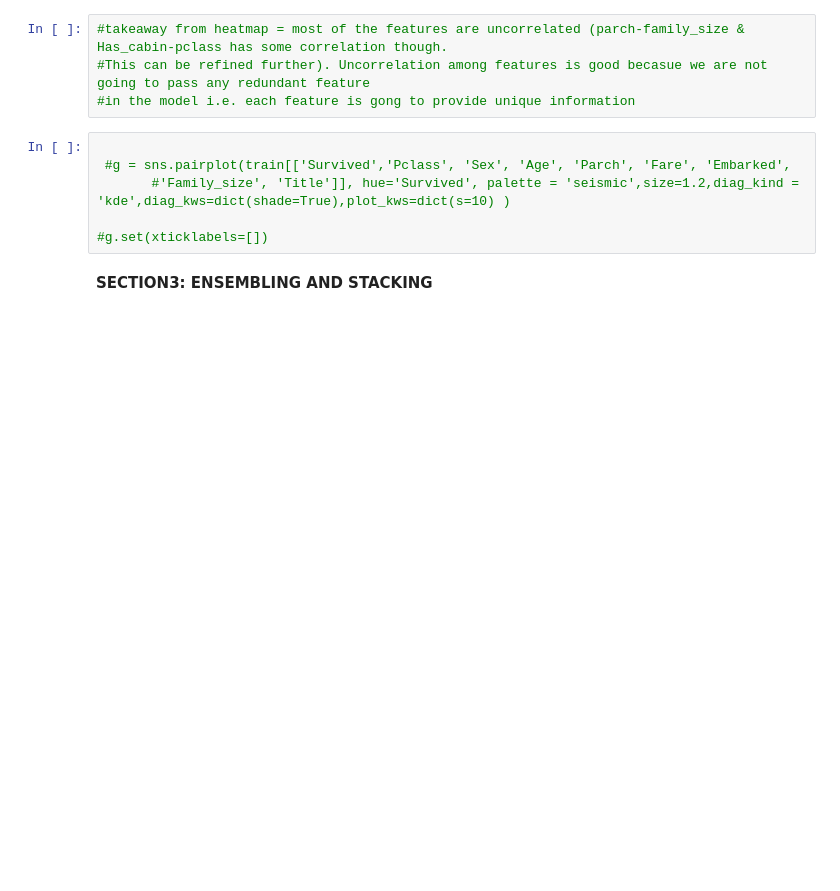
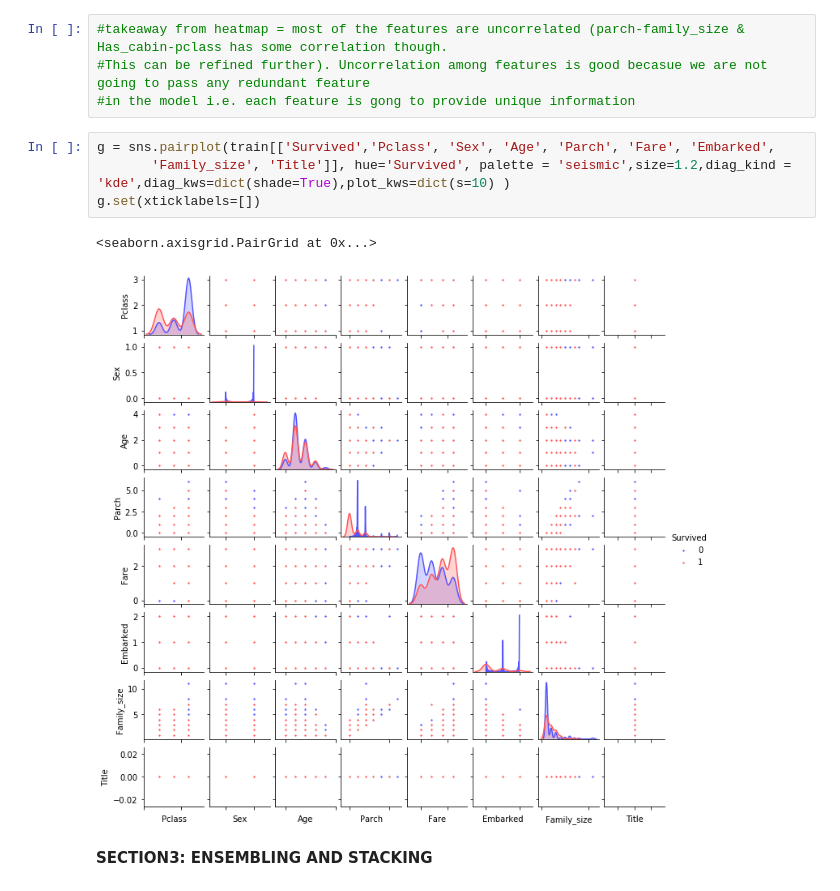
Before and after one commit to vivekshaoutlook/machine_learning, a Jupyter notebook: 06_Ensemble_and_Stacking_on_Titanic_dataset.ipynb, the cells around one changed output. Drawn from its saved outputs; the diff is of its cells as text; blank space fills up the shorter version.

```diff
--- a/06_Ensemble_and_Stacking_on_Titanic_dataset.ipynb
+++ b/06_Ensemble_and_Stacking_on_Titanic_dataset.ipynb
@@ -252,11 +252,12 @@ sns.heatmap(tc,annot=True,cmap = "coolwarm")
 #This can be refined further). Uncorrelation among features is good becasue we are not going to pass any redundant feature
 #in the model i.e. each feature is gong to provide unique information
 # %%
-
- #g = sns.pairplot(train[['Survived','Pclass', 'Sex', 'Age', 'Parch', 'Fare', 'Embarked',
-       #'Family_size', 'Title']], hue='Survived', palette = 'seismic',size=1.2,diag_kind = 'kde',diag_kws=dict(shade=True),plot_kws=dict(s=10) )
-
-#g.set(xticklabels=[])
+g = sns.pairplot(train[['Survived','Pclass', 'Sex', 'Age', 'Parch', 'Fare', 'Embarked',
+       'Family_size', 'Title']], hue='Survived', palette = 'seismic',size=1.2,diag_kind = 'kde',diag_kws=dict(shade=True),plot_kws=dict(s=10) )
+g.set(xticklabels=[])
+# %% [output]
+<seaborn.axisgrid.PairGrid at 0x...>
+[figure, added]
 # %% [markdown]
 **SECTION3: ENSEMBLING AND STACKING**
 # %%
```
Also changed, not shown: parts of 8 cells of this notebook.
